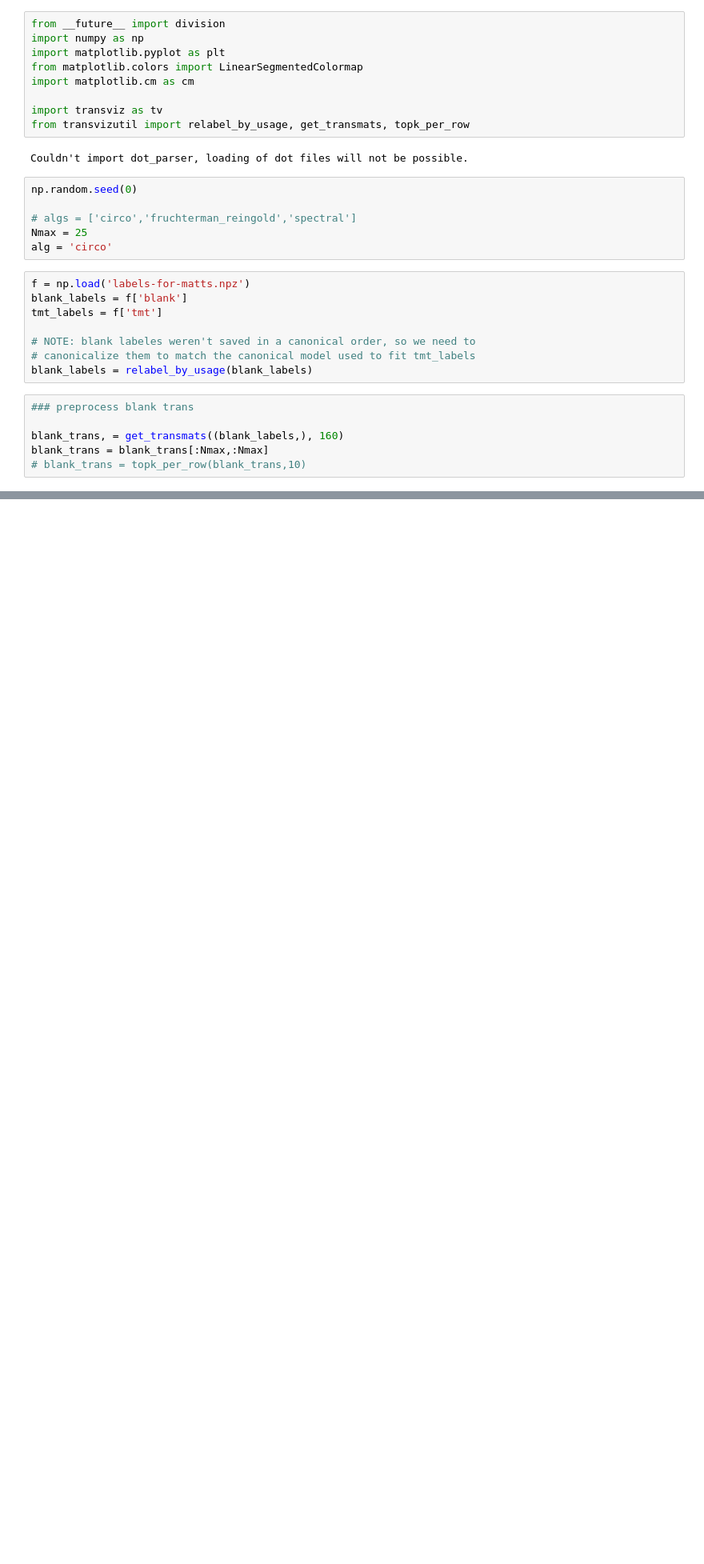
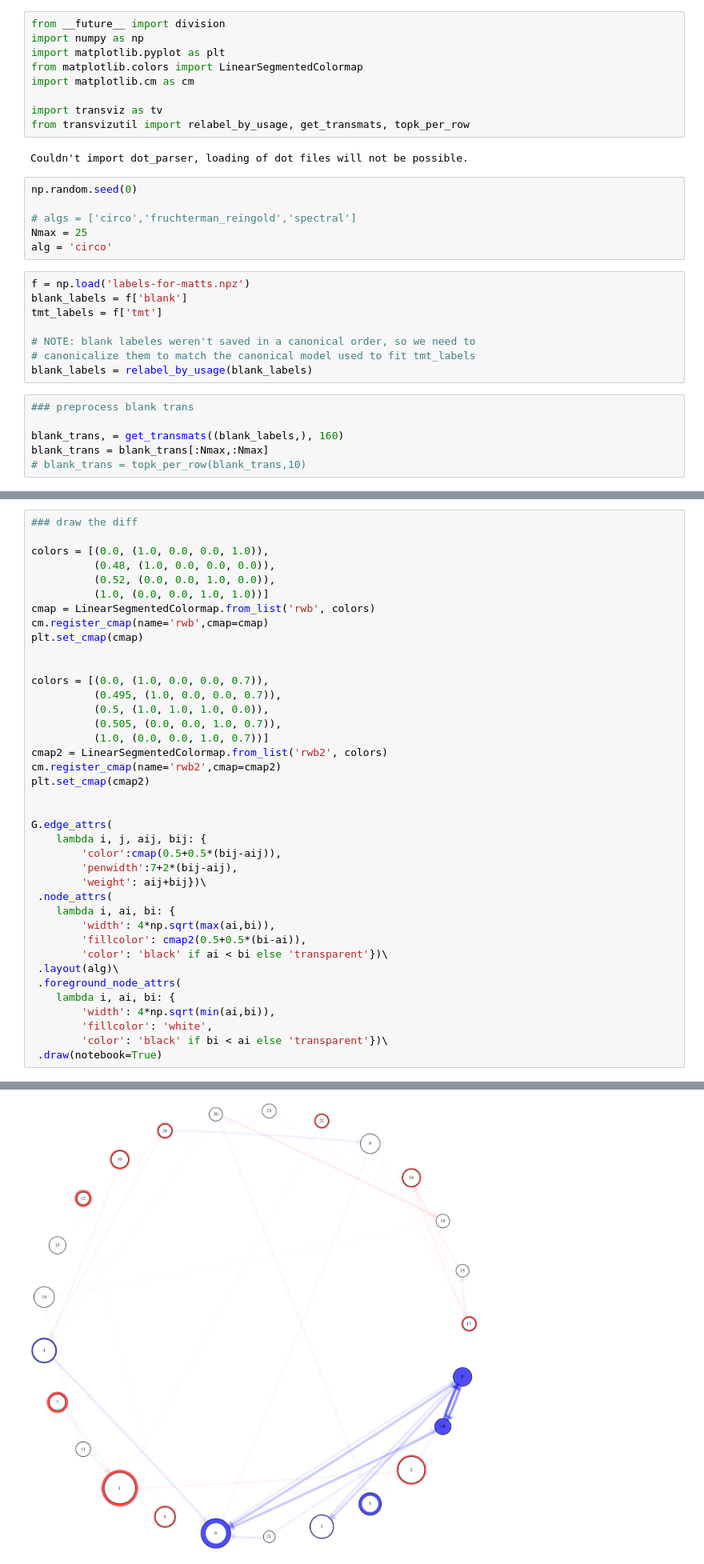
Before and after one commit to afcarl/transviz, a Jupyter notebook: Trans Graphs.ipynb, the cells around one changed output, grey strips where cells are left out. Shown: that part at 80% size. Cells and saved outputs as stored; diff of their text form; blank space fills up the shorter version.

Commit message:
notebook tweaks

```diff
--- a/Trans Graphs.ipynb
+++ b/Trans Graphs.ipynb
@@ -112,0 +68,40 @@ G.edge_attrs(
+# %%
+### draw the diff
+
+colors = [(0.0, (1.0, 0.0, 0.0, 1.0)),
+          (0.48, (1.0, 0.0, 0.0, 0.0)),
+          (0.52, (0.0, 0.0, 1.0, 0.0)),
+          (1.0, (0.0, 0.0, 1.0, 1.0))]
+cmap = LinearSegmentedColormap.from_list('rwb', colors)
+cm.register_cmap(name='rwb',cmap=cmap)
+plt.set_cmap(cmap)
+
+
+colors = [(0.0, (1.0, 0.0, 0.0, 0.7)),
+          (0.495, (1.0, 0.0, 0.0, 0.7)),
+          (0.5, (1.0, 1.0, 1.0, 0.0)),
+          (0.505, (0.0, 0.0, 1.0, 0.7)),
+          (1.0, (0.0, 0.0, 1.0, 0.7))]
+cmap2 = LinearSegmentedColormap.from_list('rwb2', colors)
+cm.register_cmap(name='rwb2',cmap=cmap2)
+plt.set_cmap(cmap2)
+
+
+G.edge_attrs(
+    lambda i, j, aij, bij: {
+        'color':cmap(0.5+0.5*(bij-aij)),
+        'penwidth':7+2*(bij-aij),
+        'weight': aij+bij})\
+ .node_attrs(
+    lambda i, ai, bi: {
+        'width': 4*np.sqrt(max(ai,bi)),
+        'fillcolor': cmap2(0.5+0.5*(bi-ai)),
+        'color': 'black' if ai < bi else 'transparent'})\
+ .layout(alg)\
+ .foreground_node_attrs(
+    lambda i, ai, bi: {
+        'width': 4*np.sqrt(min(ai,bi)),
+        'fillcolor': 'white',
+        'color': 'black' if bi < ai else 'transparent'})\
+ .draw(notebook=True)
+# %% [output]
@@ -112,0 +111 @@ G.edge_attrs(
+[figure, added]
```
Also changed, not shown: parts of 2 cells of this notebook.
